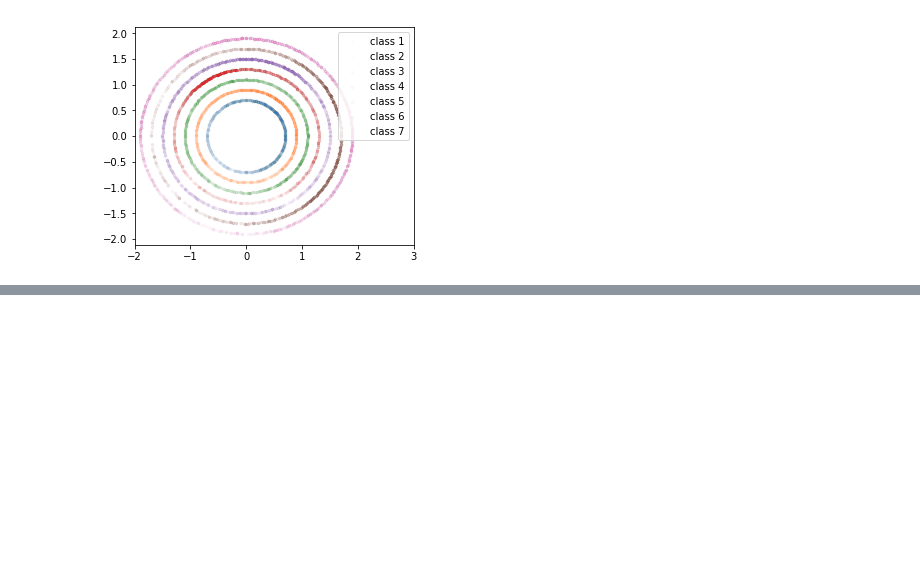
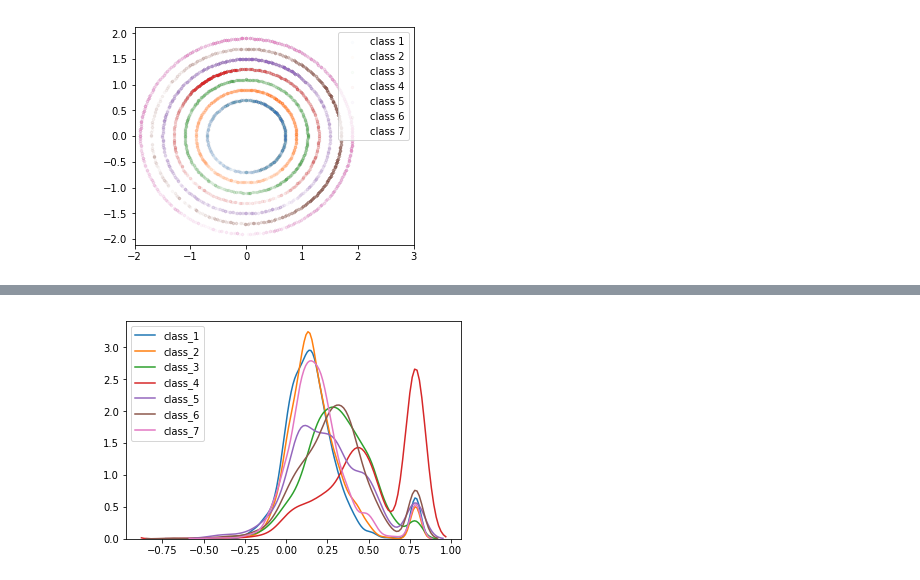
Before and after one commit to Brandon-HY-Lin/kaggle_learn_with_other_kaggle_users, a Jupyter notebook: EDA, Feature engineering and Modeling (4th) .ipynb, the cells around one changed output, grey strips where cells are left out. Drawn from its saved outputs; the diff is of its cells as text; code cells hidden in the pictures; blank space fills up the shorter version.

```diff
--- a/EDA, Feature engineering and Modeling (4th) .ipynb
+++ b/EDA, Feature engineering and Modeling (4th) .ipynb
@@ -125,13 +125,10 @@ smpsb = pd.read_csv('/kaggle/input/forest-cover-type-prediction/sampleSubmission
 
 for i in range(1, 7+1):
     smpsb['Cover_Type'] = i
-    smpsb.to_csv('all_{}.csv'.format(i), index=None)
+    smpsb.to_csv('leader_board_probing_class_{}.csv'.format(i), index=None)
 """
 
-# The following is the magic number of this competition.
-type_ratio = np.array([0.37053, 0.49681, 0.05936, 0.00103, 0.01295, 0.02687, 0.03242])
-
-class_weight = {k: v for k, v in enumerate(type_ratio, start=1)}
-
-print('class_weight={}'.format(class_weight))
+# for i in range(1, 7+1):
+#     smpsb['Cover_Type'] = i
+#     smpsb.to_csv('leader_board_probing_class_{}.csv'.format(i), index=None)
 # %% [output]
@@ -225,0 +245,8 @@ ax.legend()
+# %%
+hydro_arctan = np.arctan((hydro_h+0.0001) / (hydro_v+0.0001))
+
+for i in range(1, 7+1):
+    indices = (train_df['Cover_Type'] == i)
+    sns.kdeplot(hydro_arctan[indices], label='class_{}'.format(i))
+# %% [output]
+[figure, added]
```
Also changed, not shown: parts of 19 cells of this notebook.
